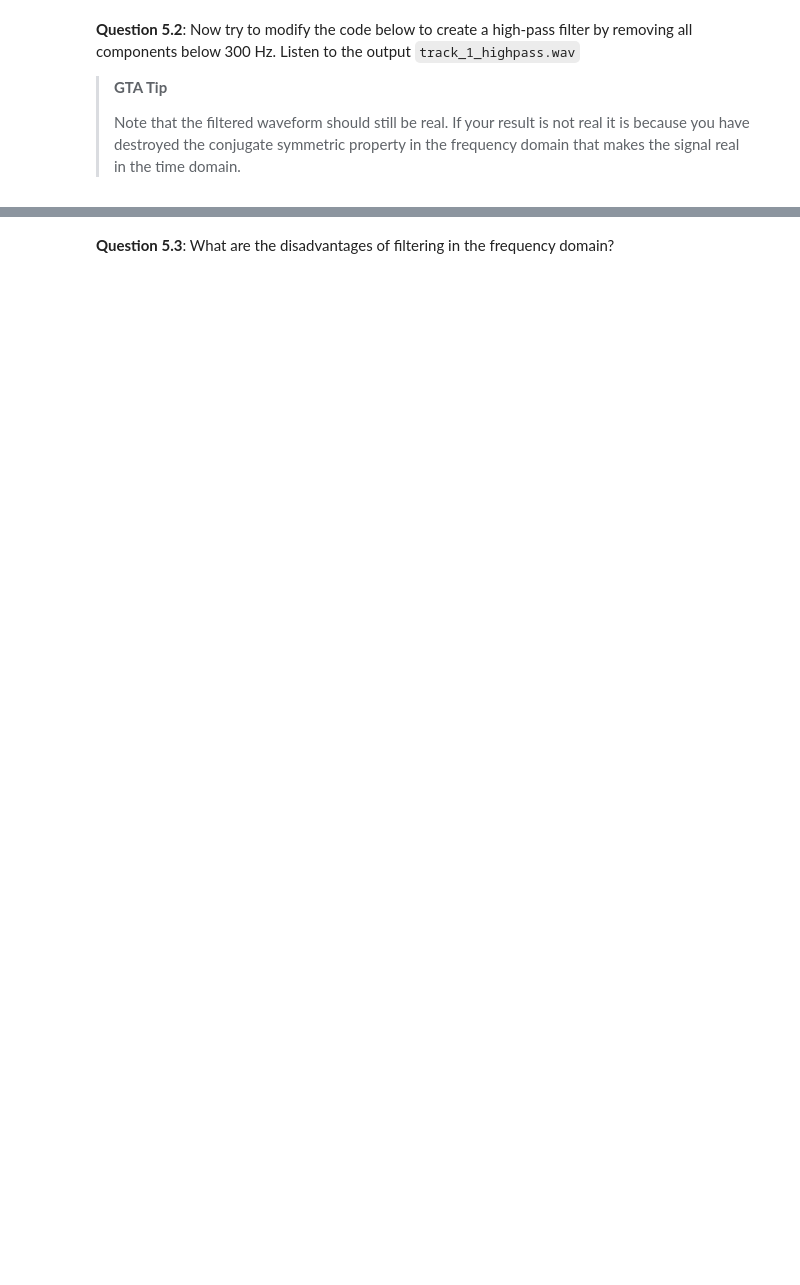
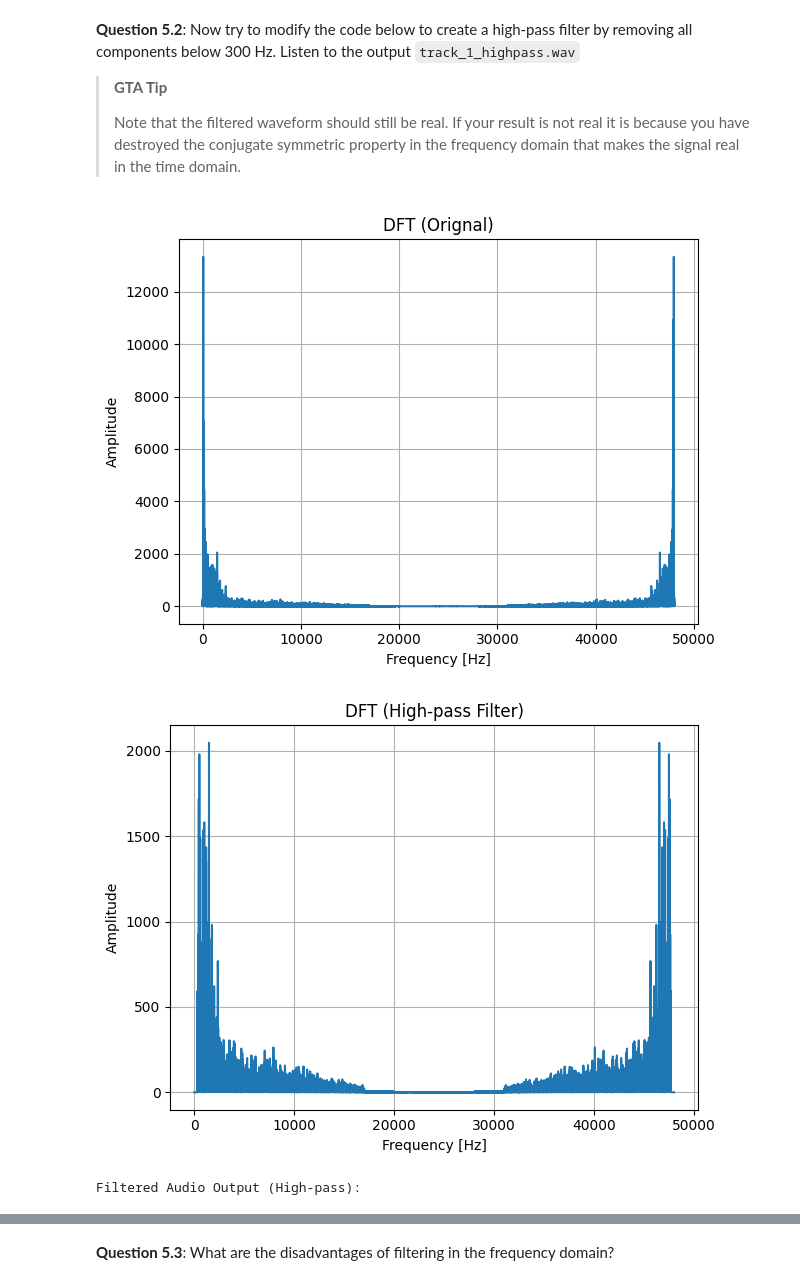
Before and after one commit to jaym-01/Signals-and-Systems-Labs, a Jupyter notebook: EX5 - Introduction to filtering.ipynb, the cells around one changed output, grey strips where cells are left out. Drawn from its saved outputs; the diff is of its cells as text; code cells hidden in the pictures; blank space fills up the shorter version.

```diff
--- a/EX5 - Introduction to filtering.ipynb
+++ b/EX5 - Introduction to filtering.ipynb
@@ -91,0 +92,42 @@ Filtered Audio Output (Low-pass):
+# %%
+# add your code here
+import numpy as np
+import matplotlib.pyplot as plt
+import soundfile as sf
+import IPython.display as ipd
+
+from scipy.fft import fft
+from scipy.fft import ifft
+from functions.lab_functions import plot_signal
+
+x, fs = sf.read('files/track_1.wav')
+Tsamp = 1/fs
+Nsamp = len(x)
+
+X = fft(x)
+
+cutoff = 300
+n = round(cutoff/fs*Nsamp) # calculate the frequency index
+
+f_step = np.arange(0, fs, fs/Nsamp);
+
+plt = plot_signal(f_step, abs(X), title='DFT (Orignal)', xlabel='Frequency [Hz]', ylabel='Amplitude')
+plt.show()
+
+# high pass
+X[:n] = 0
+X[-n:] = 0
+
+
+plt = plot_signal(f_step, abs(X), title='DFT (High-pass Filter)', xlabel='Frequency [Hz]', ylabel='Amplitude')
+plt.show()
+
+y = ifft(X)
+
+sf.write('results/ex5/track_1_highpass.wav', np.real(y), fs)
+print('Filtered Audio Output (High-pass):')
+ipd.Audio('results/ex5/track_1_highpass.wav') # display audio player
+# %% [output]
+[figure, added]
+[figure, added]
+Filtered Audio Output (High-pass):
```
Also changed, not shown: parts of 5 cells of this notebook, 2 other files.
